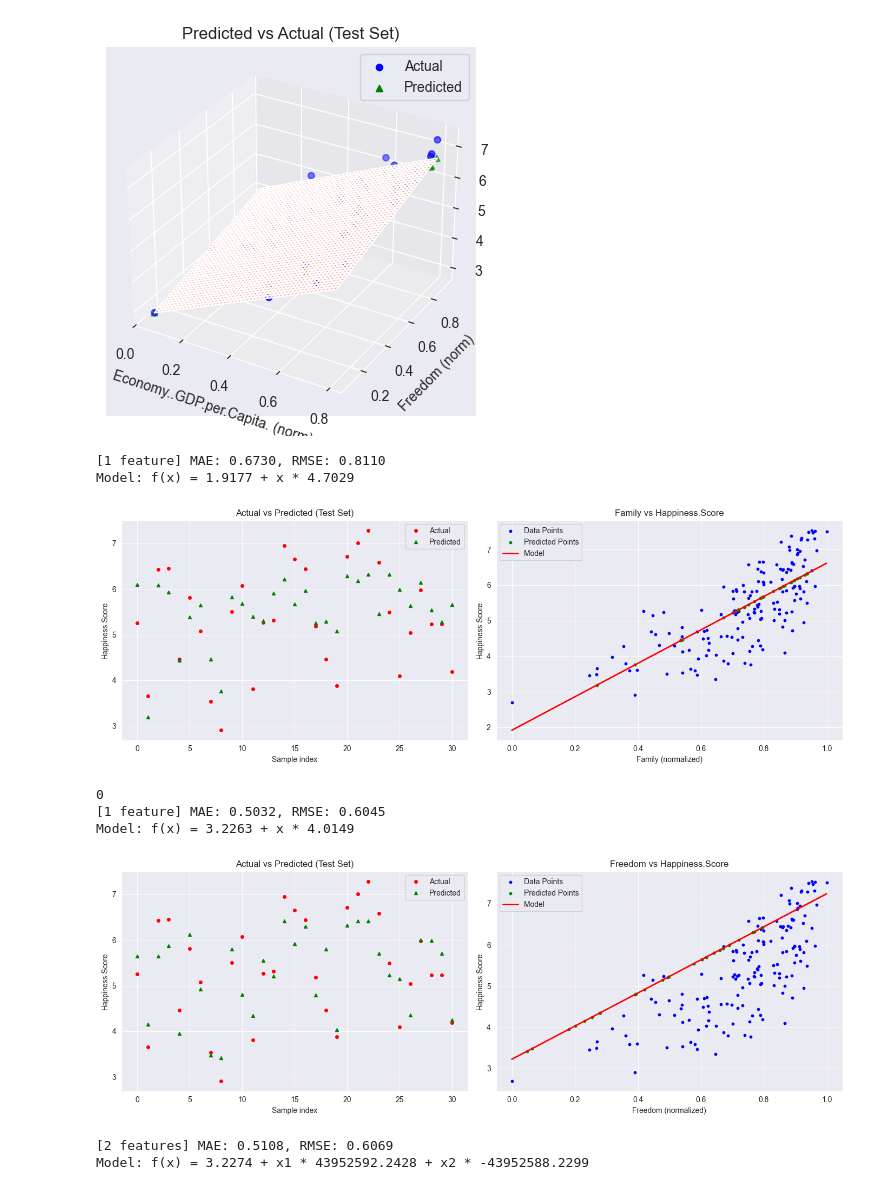
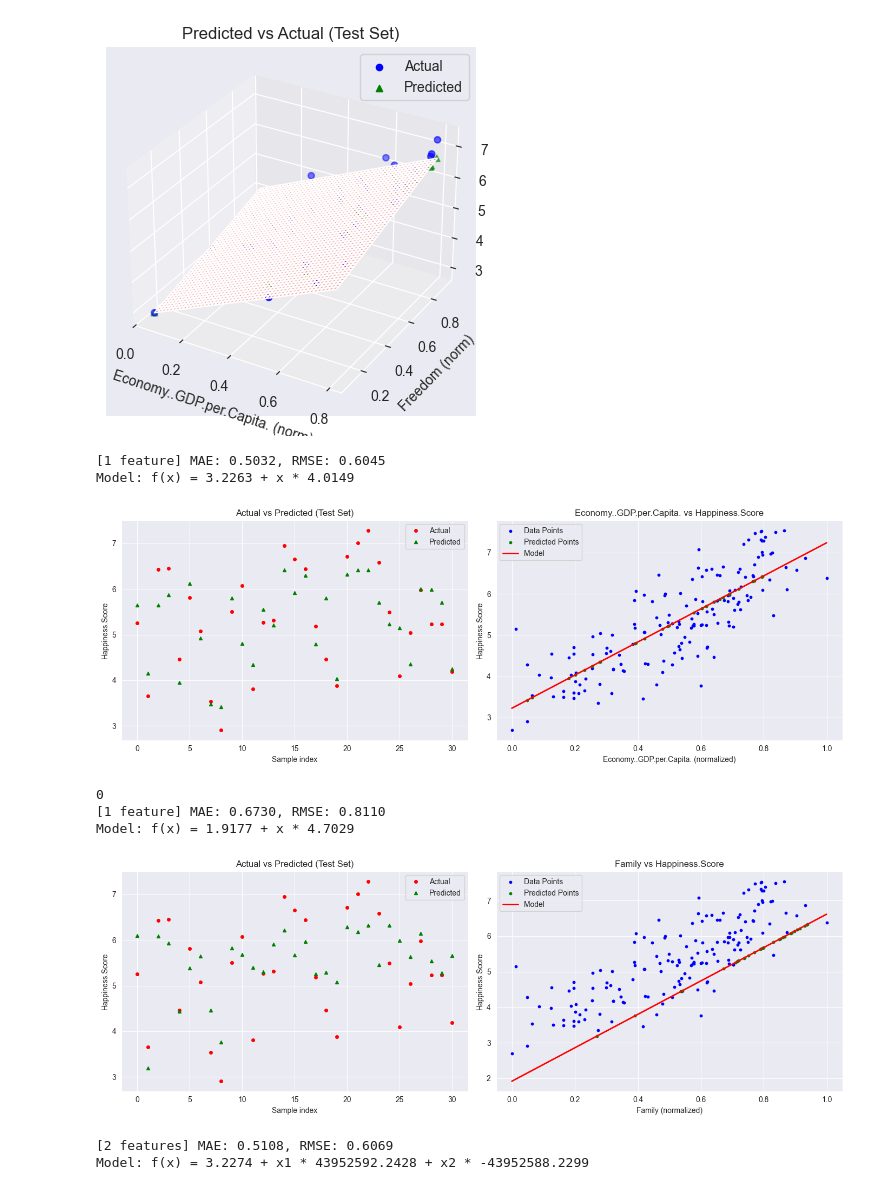
Before and after one commit to Crocodin/University_projects, a Jupyter notebook: semester 4/AI/Lab5/regression_model.ipynb, the cells around one changed output. Drawn from its saved outputs; the diff is of its cells as text; code cells hidden in the pictures.

```diff
--- a/semester 4/AI/Lab5/regression_model.ipynb
+++ b/semester 4/AI/Lab5/regression_model.ipynb
@@ -183,26 +183,26 @@ Model: f(x) = 2.6001 + x1 * 3.4614 + x2 * 1.4765
 # %%
 lr_classifier = LRClass(
   file_path='data/v2_world-happiness-report-2017.csv',
   target_col='Happiness.Score',
-  feature_col_one='Family',
-  feature_col_two='Freedom',
+  feature_col_one='Economy..GDP.per.Capita.',
+  feature_col_two='Family',
   feature_cols=['Economy..GDP.per.Capita.', 'Freedom']
 )
 
 lr_classifier.train_feature_one()
 lr_classifier.plot_feature_one()
 # %% [output]
-[1 feature] MAE: 0.6730, RMSE: 0.8110
-Model: f(x) = 1.9177 + x * 4.7029
+[1 feature] MAE: 0.5032, RMSE: 0.6045
+Model: f(x) = 3.2263 + x * 4.0149
-[figure, old version]
+[figure, new version]
 # %%
 lr_classifier.train_feature_two()
 lr_classifier.plot_feature_two()
 # %% [output]
 0
-[1 feature] MAE: 0.5032, RMSE: 0.6045
-Model: f(x) = 3.2263 + x * 4.0149
+[1 feature] MAE: 0.6730, RMSE: 0.8110
+Model: f(x) = 1.9177 + x * 4.7029
-[figure, old version]
+[figure, new version]
 # %%
 lr_classifier.train_two_features()
 lr_classifier.plot_two_features_scatter()
```
Also changed, not shown: parts of 8 cells of this notebook, 2 other files.
